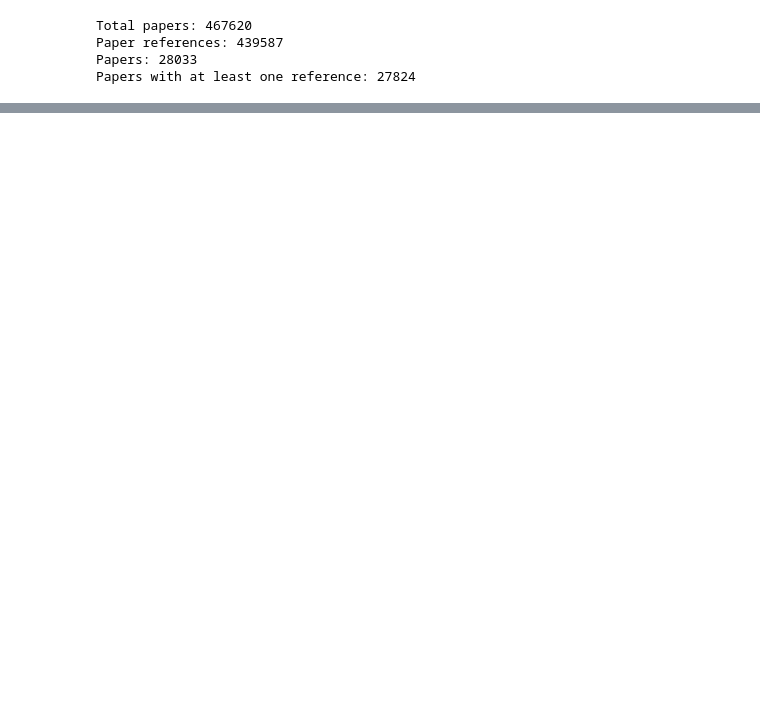
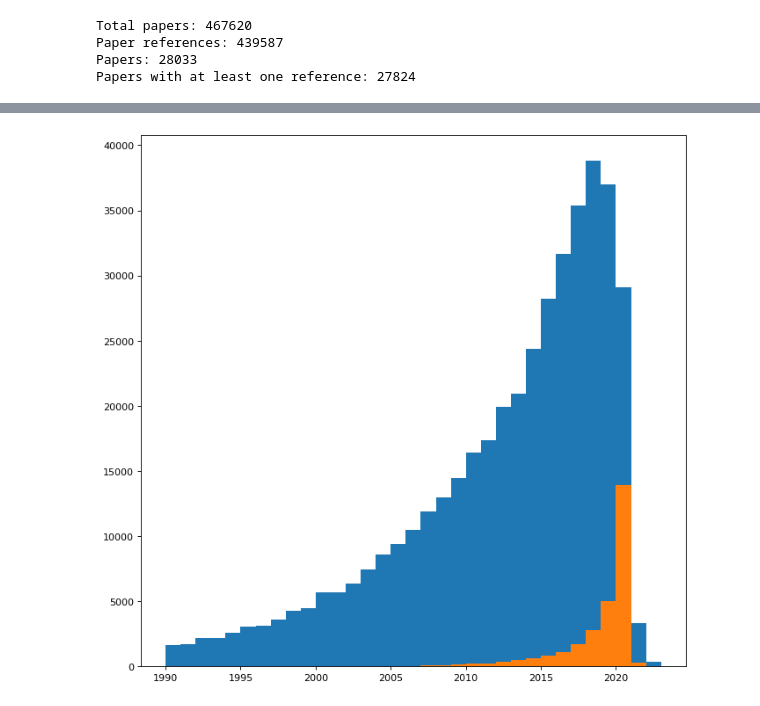
Before and after one commit to daviddung1993/Thesis-Project-How-blind-really-is-a-blind-peer-review-, a Jupyter notebook: Jupyter_notebooks/Data Analysis.ipynb, the cells around one changed output, grey strips where cells are left out. Saved outputs shown, nothing was run; the diff lists cells and outputs as text; code cells hidden in the pictures; blank space fills up the shorter version.

```diff
--- a/Jupyter_notebooks/Data Analysis.ipynb
+++ b/Jupyter_notebooks/Data Analysis.ipynb
@@ -82,0 +58,11 @@ Papers with at least one reference: 27824
+# %%
+cursor.execute("SELECT p.Pub_Year FROM Papers p")
+year_distribution_all = [pub_year[0] for pub_year in cursor.fetchall() if pub_year[0]]
+cursor.execute("SELECT p.Pub_Year FROM Papers p WHERE p.Leaf = FALSE")
+year_distribution = [pub_year[0] for pub_year in cursor.fetchall() if pub_year[0]]
+figure(figsize=(10, 10), dpi=80)
+plt.hist(year_distribution_all, bins=33, range=(1990,2023))
+plt.hist(year_distribution, bins=33, range=(1990,2023))
+plt.show()
+# %% [output]
+[figure, added]
```
Also changed, not shown: parts of 31 cells of this notebook, 11 other files.
